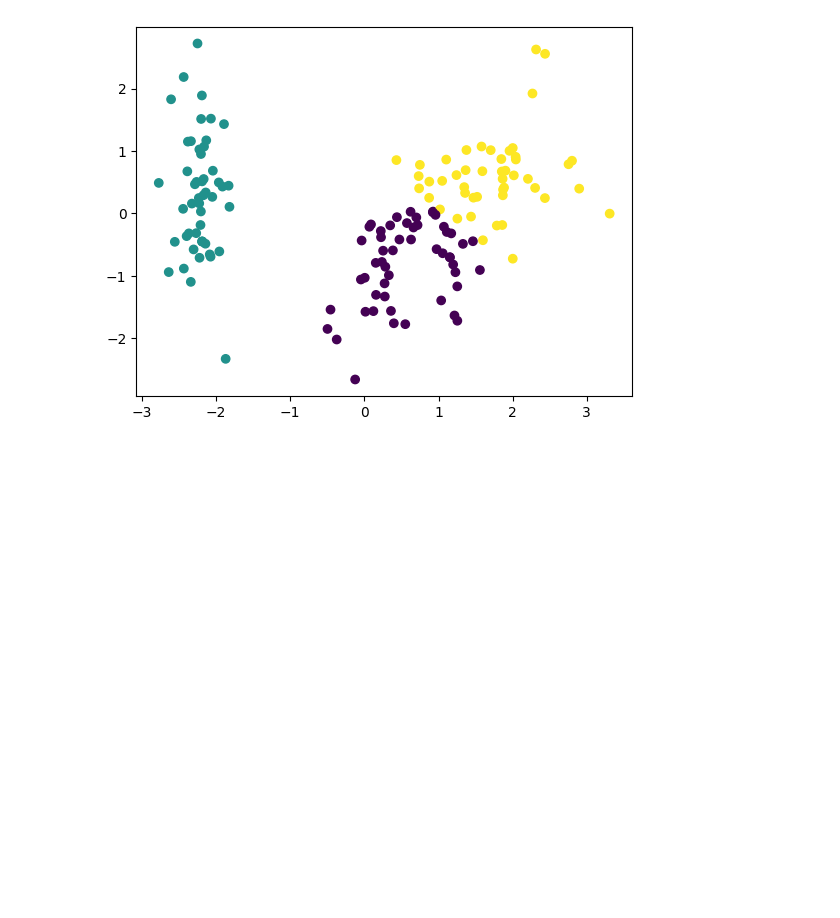
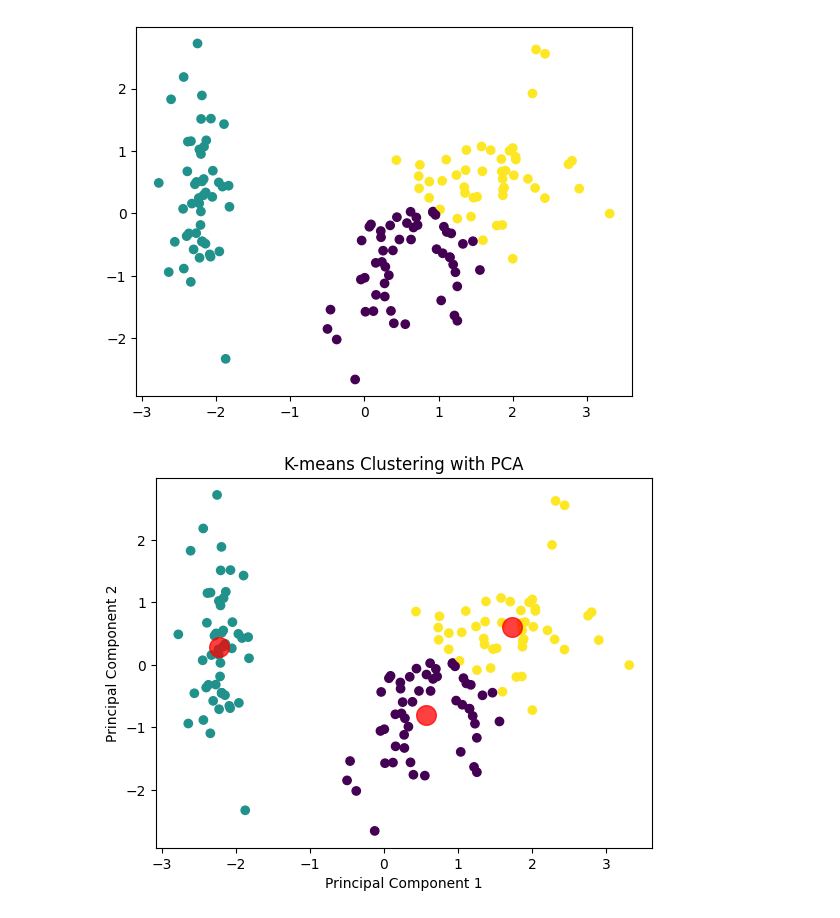
Before and after one commit to leemutai/Intro_to_datascience, a Jupyter notebook: PCA.ipynb, the cells around one changed output. Saved outputs shown, nothing was run; the diff lists cells and outputs as text; code cells hidden in the pictures; blank space fills up the shorter version.

```diff
--- a/PCA.ipynb
+++ b/PCA.ipynb
@@ -44,3 +44,13 @@ plt.scatter(X_pca[:, 0], X_pca[:, 1], c=y_kmeans, cmap='viridis')
 # %% [output]
 <matplotlib.collections.PathCollection at 0x...>
 [figure]
+# %%
+plt.scatter(X_pca[:, 0], X_pca[:, 1], c=y_kmeans, cmap='viridis')
+centers = kmeans.cluster_centers_
+plt.scatter(centers[:, 0], centers[:, 1], c='red', s=200, alpha=0.75)
+plt.xlabel('Principal Component 1')
+plt.ylabel('Principal Component 2')
+plt.title('K-means Clustering with PCA')
+plt.show()
+# %% [output]
+[figure, added]
```
Also changed, not shown: parts of 2 cells of this notebook.
